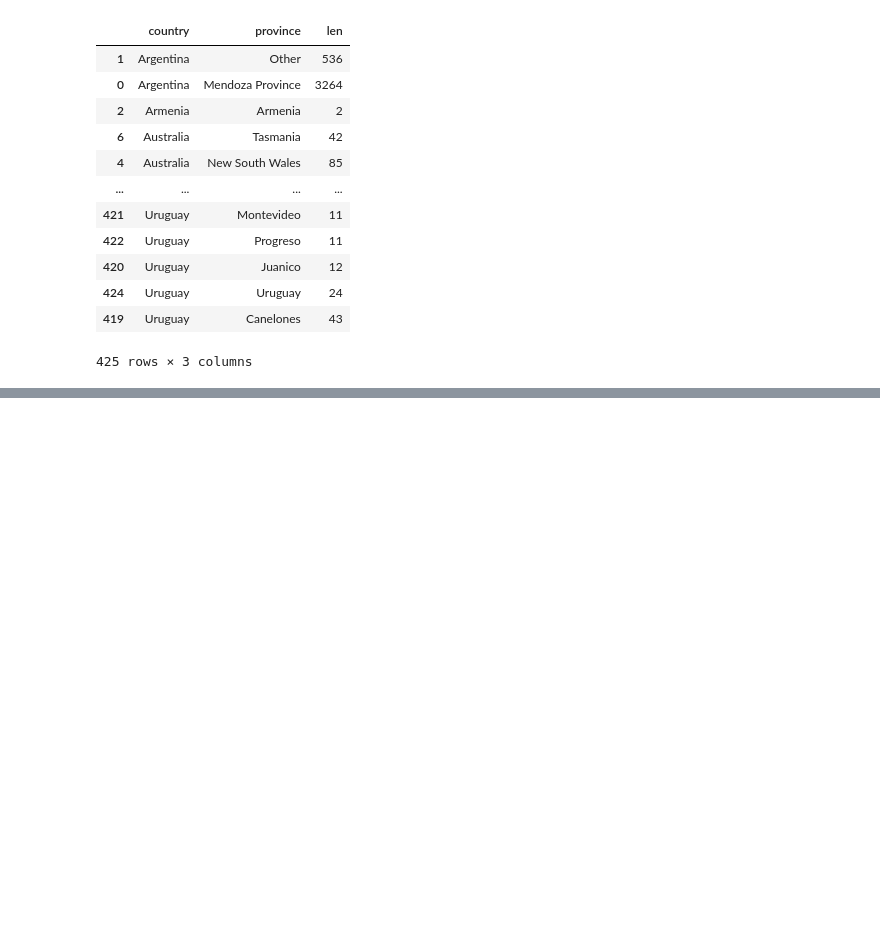
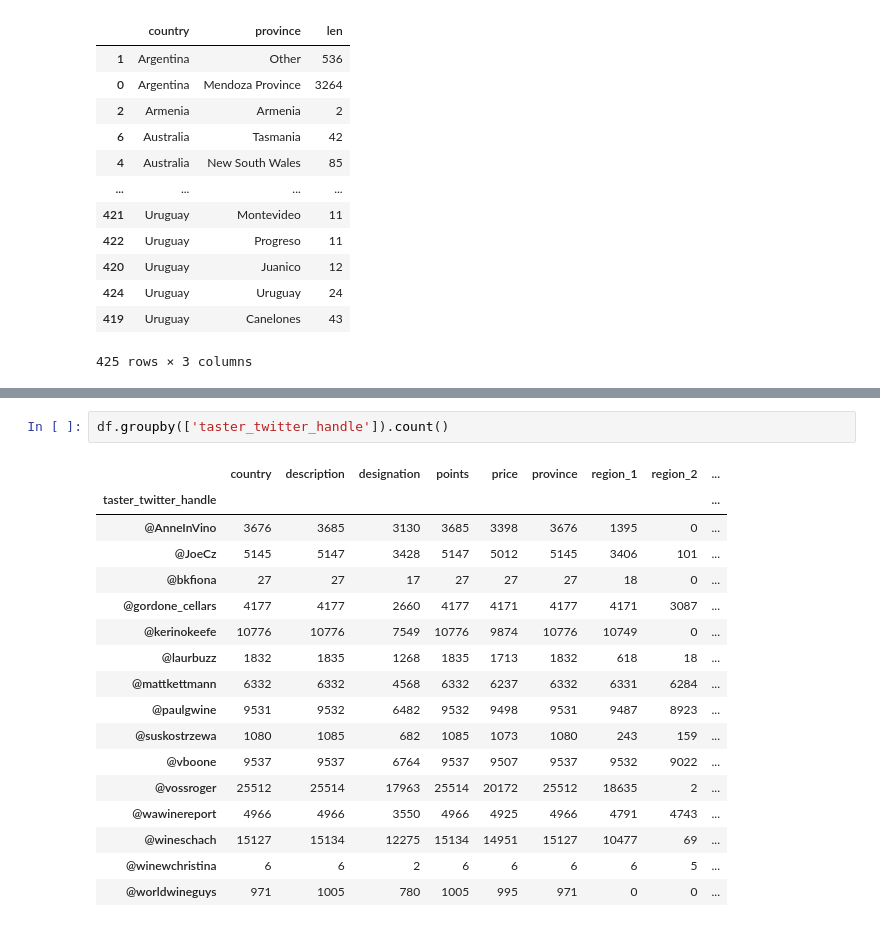
Before and after one commit to john-ichigogasuki/pandas_learn, a Jupyter notebook: Grouping_Sorting.ipynb, the cells around one changed output, grey strips where cells are left out. Drawn from its saved outputs; the diff is of its cells as text; blank space fills up the shorter version.

```diff
--- a/Grouping_Sorting.ipynb
+++ b/Grouping_Sorting.ipynb
@@ -252,0 +273,20 @@ countries_reviewd.sort_values(by=['country', 'len'])
+# %%
+df.groupby(['taster_twitter_handle']).count()
+# %% [output]
+|  | country | description | designation | points | price | province | region_1 | region_2 | ... |
+| taster_twitter_handle |  |  |  |  |  |  |  |  | ... |
+| @AnneInVino | 3676 | 3685 | 3130 | 3685 | 3398 | 3676 | 1395 | 0 | ... |
+| @JoeCz | 5145 | 5147 | 3428 | 5147 | 5012 | 5145 | 3406 | 101 | ... |
+| @bkfiona | 27 | 27 | 17 | 27 | 27 | 27 | 18 | 0 | ... |
+| @gordone_cellars | 4177 | 4177 | 2660 | 4177 | 4171 | 4177 | 4171 | 3087 | ... |
+| @kerinokeefe | 10776 | 10776 | 7549 | 10776 | 9874 | 10776 | 10749 | 0 | ... |
+| @laurbuzz | 1832 | 1835 | 1268 | 1835 | 1713 | 1832 | 618 | 18 | ... |
+| @mattkettmann | 6332 | 6332 | 4568 | 6332 | 6237 | 6332 | 6331 | 6284 | ... |
+| @paulgwine | 9531 | 9532 | 6482 | 9532 | 9498 | 9531 | 9487 | 8923 | ... |
+| @suskostrzewa | 1080 | 1085 | 682 | 1085 | 1073 | 1080 | 243 | 159 | ... |
+| @vboone | 9537 | 9537 | 6764 | 9537 | 9507 | 9537 | 9532 | 9022 | ... |
+| @vossroger | 25512 | 25514 | 17963 | 25514 | 20172 | 25512 | 18635 | 2 | ... |
+| @wawinereport | 4966 | 4966 | 3550 | 4966 | 4925 | 4966 | 4791 | 4743 | ... |
+| @wineschach | 15127 | 15134 | 12275 | 15134 | 14951 | 15127 | 10477 | 69 | ... |
+| @winewchristina | 6 | 6 | 2 | 6 | 6 | 6 | 6 | 5 | ... |
+| @worldwineguys | 971 | 1005 | 780 | 1005 | 995 | 971 | 0 | 0 | ... |
```
Also changed, not shown: parts of 6 cells of this notebook.
